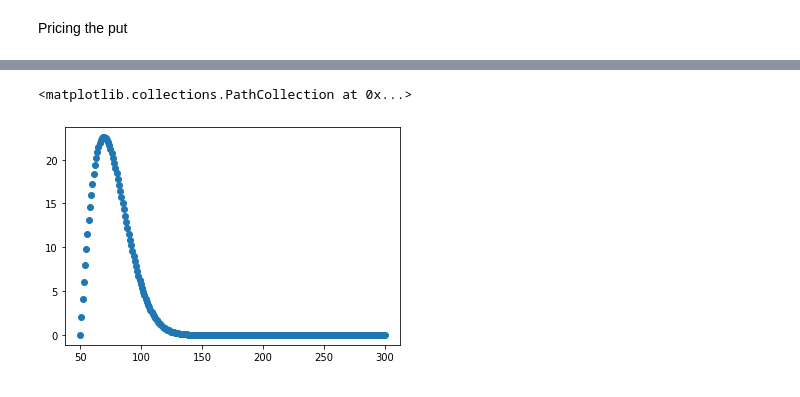
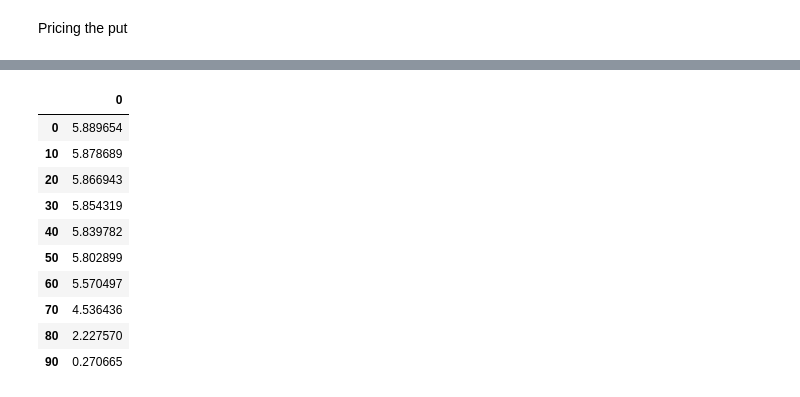
Before and after one commit to akermangeo/NumericalMethods2, a Jupyter notebook: ProjectCode.ipynb, the cells around one changed output, grey strips where cells are left out. Cells and saved outputs as stored; diff of their text form; code cells hidden in the pictures.

```diff
--- a/ProjectCode.ipynb
+++ b/ProjectCode.ipynb
@@ -381,16 +387,42 @@ plt.plot(put_value)
 # %%
-B = 50
-x_min = b
-M = 301-b
-dx = (x_max - x_min)/M
-x = np.linspace(x_min, x_max, M+1)
-(A_knock_out_local, B_knock_out_local, C_knock_out_local) = compute_params(tilde_sigma, t, x)
-(L_knock_out_local, a_diag_knock_out_local, b_diag_knock_out_local, c_diag_knock_out_local) = compute_L(A_knock_out_local,B_knock_out_local,C_knock_out_local)
-knock_out_payoff = lambda price_range: np.maximum(k-price_range, 0)
-knock_out_lower_boundary = lambda price, time: 0
-knock_out_upper_boundary = lambda price, time: 0
-knock_out_value = price_option_implicit_scheme(x, t, a_diag_knock_out_local, b_diag_knock_out_local, c_diag_knock_out_local, knock_out_payoff, knock_out_lower_boundary, knock_out_upper_boundary)
-plt.scatter(x,knock_out_value)
+B = [0, 10, 20, 30, 40, 50, 60, 70, 80, 90]
+knock_out_values_local = []
+knock_out_values_const = []
+for b in B:
+    x_min = b
+    M = 301-b
+    dx = (x_max - x_min)/M
+    x = np.linspace(x_min, x_max, M+1)
+
+    (A_knock_out_local, B_knock_out_local, C_knock_out_local) = compute_params(tilde_sigma, t, x)
+    (L_knock_out_local, a_diag_knock_out_local, b_diag_knock_out_local, c_diag_knock_out_local) = compute_L(A_knock_out_local,B_knock_out_local,C_knock_out_local)
+
+    (A_knock_out_const, B_knock_out_const, C_knock_out_const) = compute_params(constant_sigma, t, x)
+    (L_knock_out_const, a_diag_knock_out_const, b_diag_knock_out_const, c_diag_knock_out_const) = compute_L(A_knock_out_const, B_knock_out_const, C_knock_out_const)
+
+    knock_out_payoff = lambda price_range: np.maximum(k-price_range, 0)
+    knock_out_lower_boundary = lambda price, time: 0
+    knock_out_upper_boundary = lambda price, time: 0
+
+    knock_out_value_local = price_option_implicit_scheme(x, t, a_diag_knock_out_local, b_diag_knock_out_local, c_diag_knock_out_local, knock_out_payoff, knock_out_lower_boundary, knock_out_upper_boundary)
+    knock_out_value_const = price_option_implicit_scheme(x, t, a_diag_knock_out_const, b_diag_knock_out_const, c_diag_knock_out_const, knock_out_payoff, knock_out_lower_boundary, knock_out_upper_boundary)
+
+
+    knock_out_values_local.append(knock_out_value_local[100-b])
+    knock_out_values_const.append(knock_out_value_const[100-b])
+
+knock_out_value_local_df = pd.DataFrame(knock_out_values_local, index=B)
+knock_out_value_const_df = pd.DataFrame(knock_out_values_const, index=B)
+knock_out_value_local_df
 # %% [output]
-<matplotlib.collections.PathCollection at 0x...>
-[figure, removed]
+|  | 0 |
+| 0 | 5.889654 |
+| 10 | 5.878689 |
+| 20 | 5.866943 |
+| 30 | 5.854319 |
+| 40 | 5.839782 |
+| 50 | 5.802899 |
+| 60 | 5.570497 |
+| 70 | 4.536436 |
+| 80 | 2.227570 |
+| 90 | 0.270665 |
```
Also changed, not shown: parts of 11 cells of this notebook.
